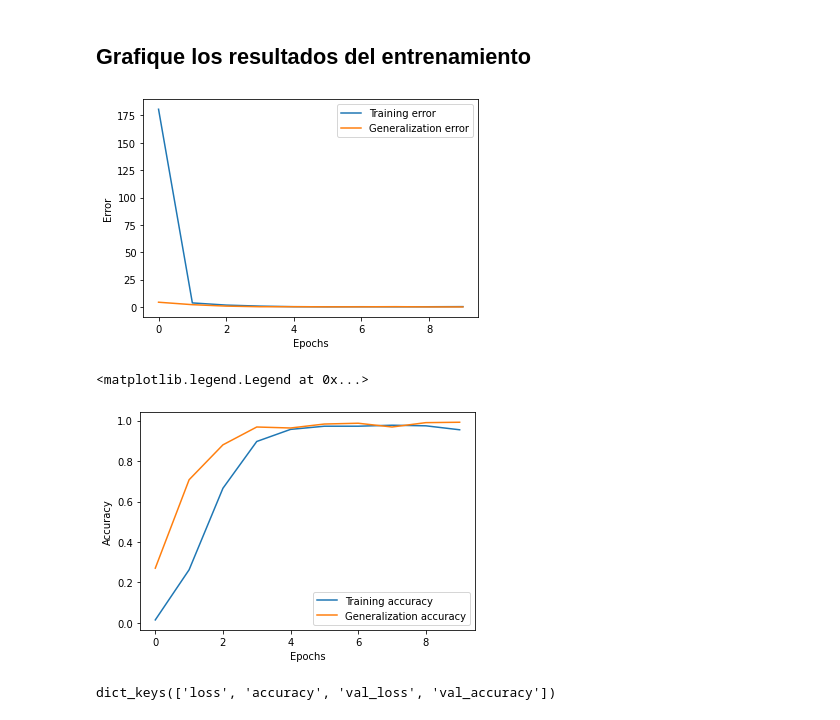
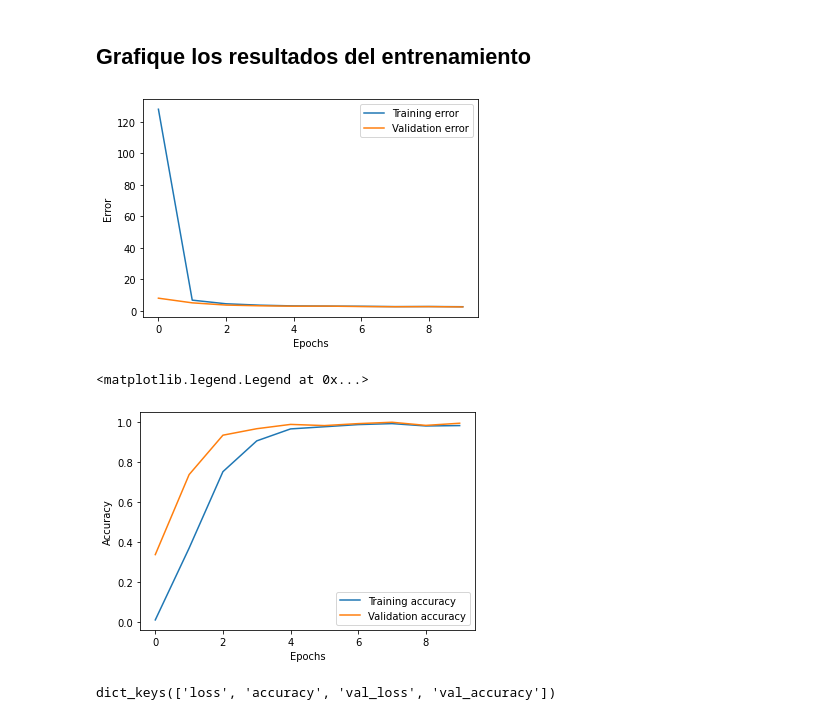
Before and after one commit to Lappiani/Deep_learning_Tarea2, a Jupyter notebook: Copia Luca.ipynb, the cells around one changed output. Cells and saved outputs as stored; diff of their text form; code cells hidden in the pictures.

```diff
--- a/Copia Luca.ipynb
+++ b/Copia Luca.ipynb
@@ -315,3 +317,28 @@ Total params: 126,032,422
 Trainable params: 126,032,422
 Non-trainable params: 0
 _________________________________________________________________
+# %%
+from tensorflow import keras
+from tensorflow.keras import layers, regularizers
+import os
+
+num_classes = len(classes)
+input= layers.Input(shape = (256,256,3))
+x = layers.Rescaling(1./255)(input)
+x1 = layers.Conv2D(32, (3, 3), activation='relu', kernel_regularizer=regularizers.l2(0.1))(input)
+x1 = layers.MaxPooling2D((2, 2))(x1)
+x1 = layers.Conv2D(64, (3, 3), activation='relu', kernel_regularizer=regularizers.l2(0.1))(x1)
+x1 = layers.MaxPooling2D((2, 2))(x1)
+
+merged = layers.Flatten()(x1)
+# merged = layers.Dense(512, activation='relu', kernel_regularizer=regularizers.l2(0.1))(merged)
+output = layers.Dense(num_classes, activation='softmax')(merged)
+
+model_2 = keras.Model(inputs=input, outputs=output)
+# Compile the model
+model_2.compile(optimizer='adam',
+              loss='categorical_crossentropy',  # Use appropriate loss function
+              metrics=['accuracy'])
+
+# Print a summary of the model architecture
+model_2.summary()
@@ -398,10 +443,7 @@ train_data = tf.data.Dataset.from_tensor_slices((resized_images,y_train)).shuffl
 # Create a generator for validation data
 val_data = tf.data.Dataset.from_tensor_slices((v_resized_images,y_val)).batch(batch_size)
 
-# Compile the model
-model.compile(optimizer='adam', loss='categorical_crossentropy', metrics=['accuracy'])
-
 # Train the model
-history = model.fit(train_data, epochs=10, validation_data=val_data, callbacks=[callback])
+history = model_2.fit(train_data, epochs=10, validation_data=val_data, callbacks=[callback])
 # %% [output]
 Epoch 1/10
@@ -434,26 +474,26 @@ Epoch 10/10
 # %%
 train_loss = history.history['loss']
 val_loss = history.history['val_loss']
 
 plt.plot(train_loss, label = 'Training error')
-plt.plot(val_loss, label = 'Generalization error')
+plt.plot(val_loss, label = 'Validation error')
 plt.ylabel('Error')
 plt.xlabel('Epochs')
 plt.legend(loc = 'upper right')
 plt.show()
 
 train_acc = history.history['accuracy']
 val_acc = history.history['val_accuracy']
 
 plt.plot(train_acc, label = 'Training accuracy')
-plt.plot(val_acc, label = 'Generalization accuracy')
+plt.plot(val_acc, label = 'Validation accuracy')
 plt.ylabel('Accuracy')
 plt.xlabel('Epochs')
 plt.legend(loc = 'lower right')
 # %% [output]
-[figure, old version]
+[figure, new version]
 <matplotlib.legend.Legend at 0x...>
-[figure, old version]
+[figure, new version]
 # %%
 history.history.keys()
 # %% [output]
```
Also changed, not shown: parts of 10 cells of this notebook.
